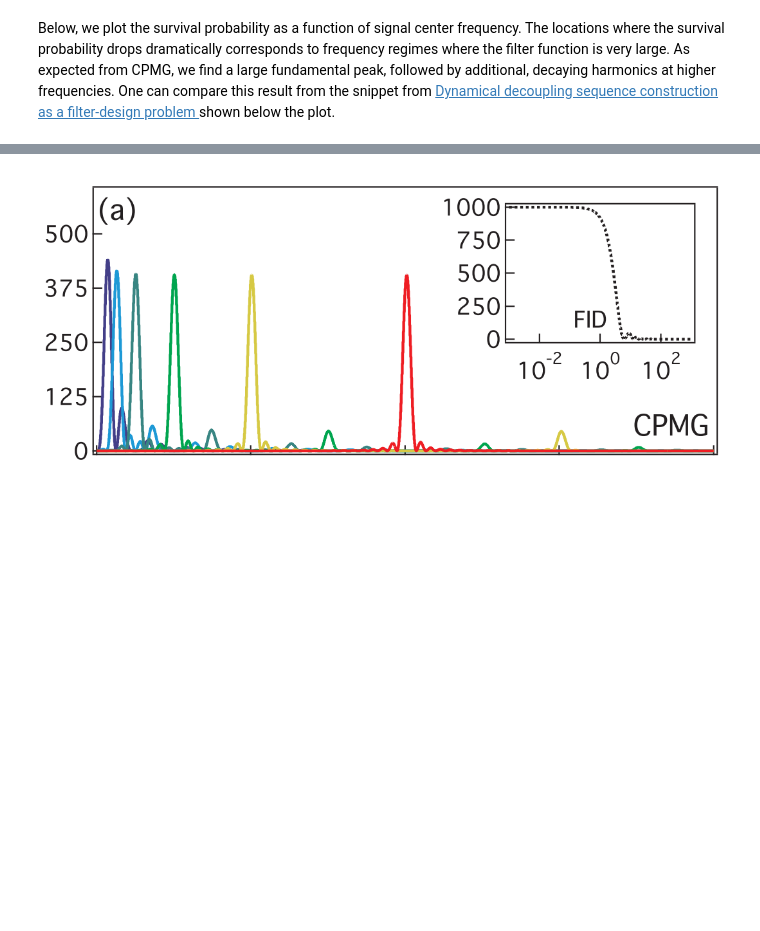
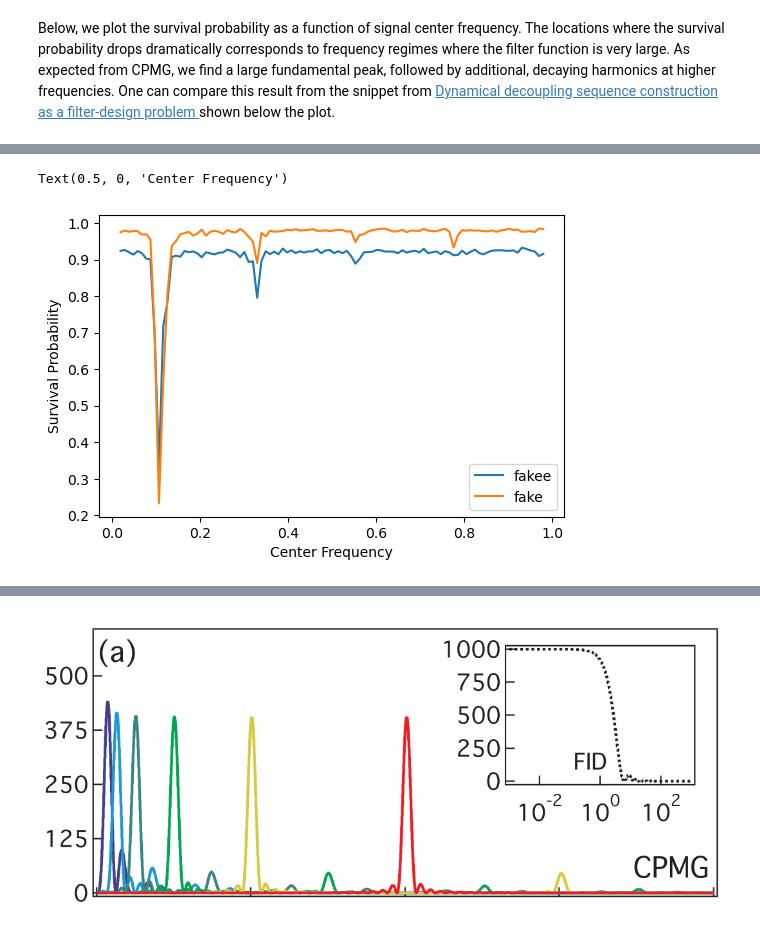
Before and after one commit to Fan-0/AQI2022, a Jupyter notebook: Summer 2022/filter_spectroscopy_example.ipynb, the cells around one changed output, grey strips where cells are left out. Saved outputs shown, nothing was run; the diff lists cells and outputs as text; code cells hidden in the pictures; blank space fills up the shorter version.

```diff
--- a/Summer 2022/filter_spectroscopy_example.ipynb
+++ b/Summer 2022/filter_spectroscopy_example.ipynb
@@ -306,0 +324,15 @@ Text(0.5, 0, 'Center Frequency')
+# %%
+fig = plt.figure(dpi=100)
+ax = fig.add_subplot(111)
+#ax.plot(all_probsq[:,0], all_probsq[:,1], label = 'qasm')
+#ax.plot(all_probsq[:,0], all_probsqe[:,1], label = 'qasme')
+ax.plot(all_probsf[:,0], all_probsfe[:,1], label = 'fakee')
+ax.plot(all_probsf[:,0], all_probsf[:,1], label = 'fake')
+#ax.plot(all_probsa[:,0], all_probsa[:,1], label = 'armonk')
+#ax.plot(all_probsae[:,0], all_probsae[:,1], label ='ae')
+ax.legend()
+ax.set_ylabel('Survival Probability')
+ax.set_xlabel('Center Frequency')
+# %% [output]
+Text(0.5, 0, 'Center Frequency')
+[figure, added]
```
Also changed, not shown: parts of 12 cells of this notebook, 3 other files.
